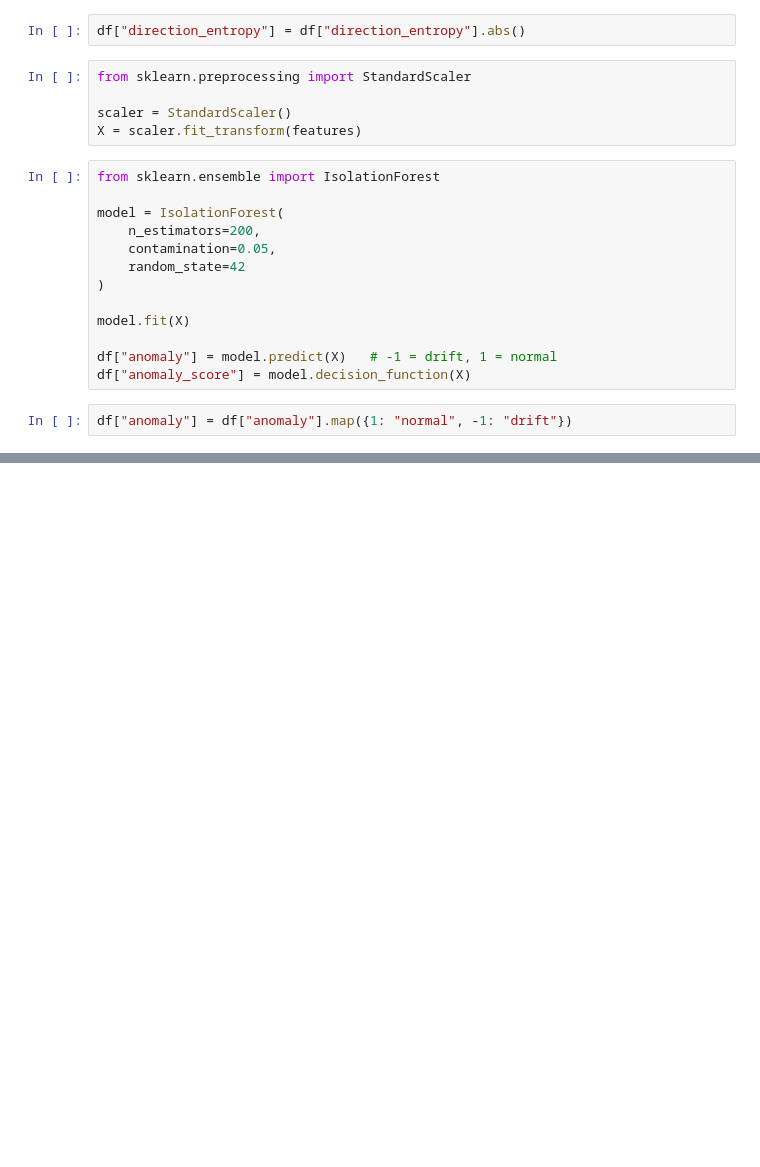
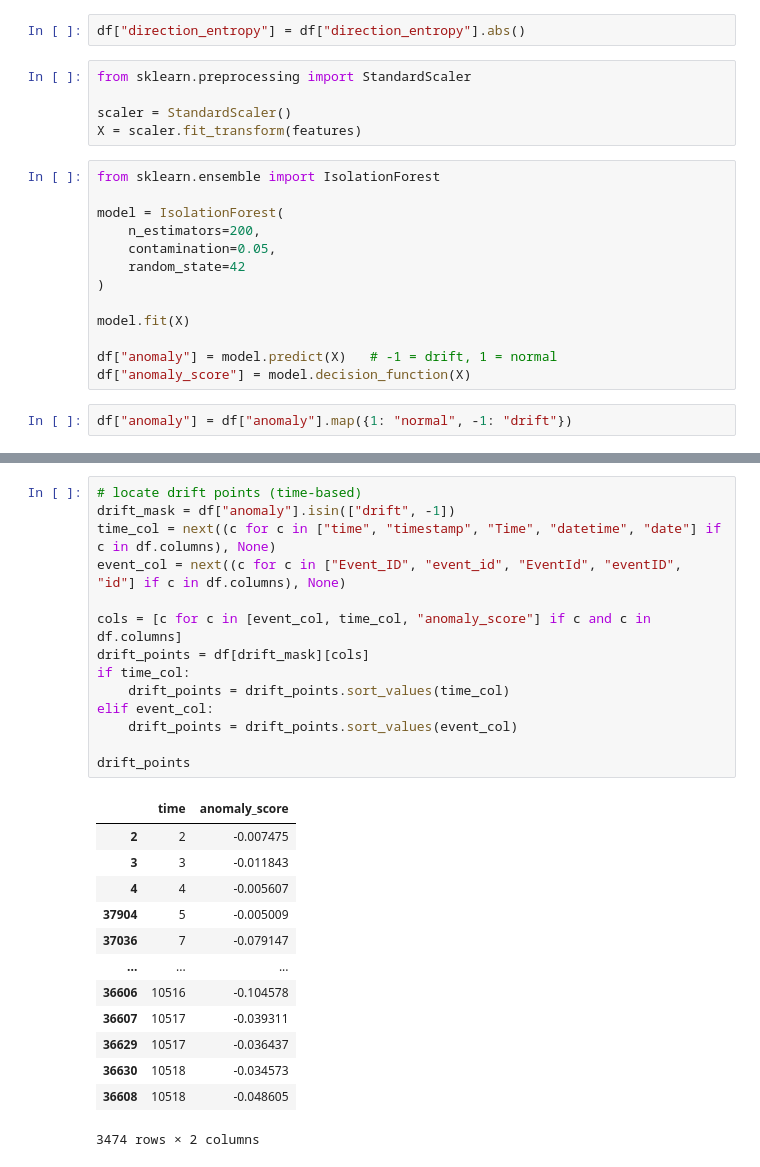
Before and after one commit to Deepika2222/Human-Behavior-Drift-Detection-System, a Jupyter notebook: notebooks/03_drift_detection_analysis.ipynb, the cells around one changed output, grey strips where cells are left out. Saved outputs shown, nothing was run; the diff lists cells and outputs as text; blank space fills up the shorter version.

```diff
--- a/notebooks/03_drift_detection_analysis.ipynb
+++ b/notebooks/03_drift_detection_analysis.ipynb
@@ -74,0 +115,28 @@ plt.show()
+# %%
+# locate drift points (time-based)
+drift_mask = df["anomaly"].isin(["drift", -1])
+time_col = next((c for c in ["time", "timestamp", "Time", "datetime", "date"] if c in df.columns), None)
+event_col = next((c for c in ["Event_ID", "event_id", "EventId", "eventID", "id"] if c in df.columns), None)
+
+cols = [c for c in [event_col, time_col, "anomaly_score"] if c and c in df.columns]
+drift_points = df[drift_mask][cols]
+if time_col:
+    drift_points = drift_points.sort_values(time_col)
+elif event_col:
+    drift_points = drift_points.sort_values(event_col)
+
+drift_points
+# %% [output]
+|  | time | anomaly_score |
+| 2 | 2 | -0.007475 |
+| 3 | 3 | -0.011843 |
+| 4 | 4 | -0.005607 |
+| 37904 | 5 | -0.005009 |
+| 37036 | 7 | -0.079147 |
+| ... | ... | ... |
+| 36606 | 10516 | -0.104578 |
+| 36607 | 10517 | -0.039311 |
+| 36629 | 10517 | -0.036437 |
+| 36630 | 10518 | -0.034573 |
+| 36608 | 10518 | -0.048605 |
+3474 rows × 2 columns
```
Also changed, not shown: parts of 10 cells of this notebook, 3 other files.
